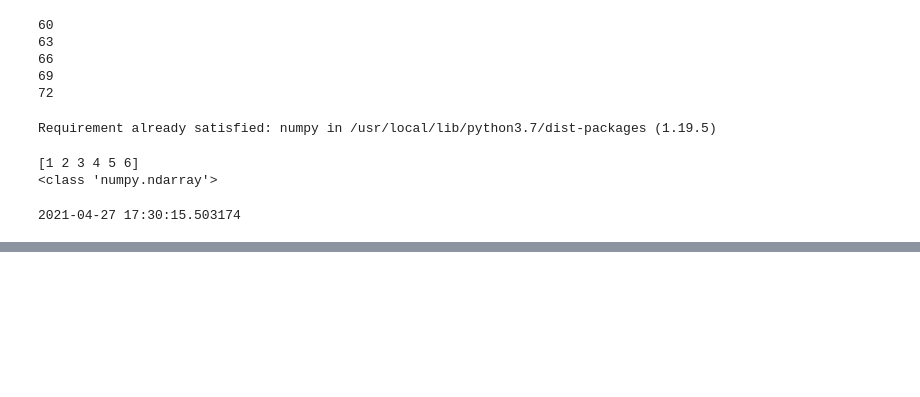
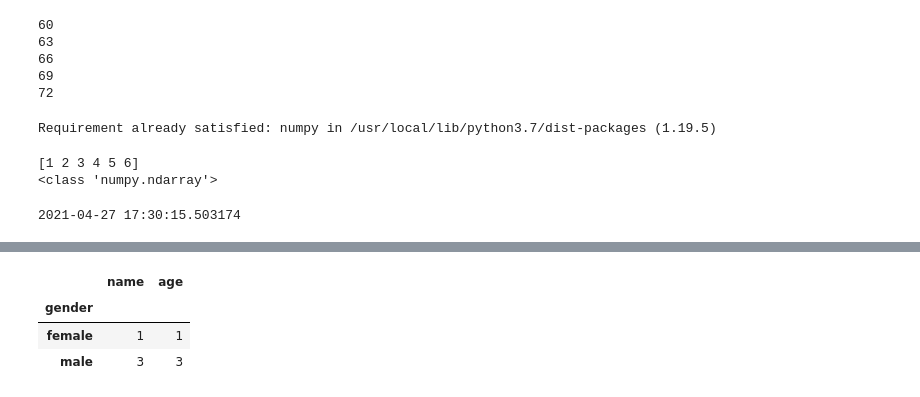
Before and after one commit to sumitpurandare/python_essentials, a Jupyter notebook: Coding_Exercise.ipynb, the cells around one changed output, grey strips where cells are left out. Saved outputs shown, nothing was run; the diff lists cells and outputs as text; code cells hidden in the pictures; blank space fills up the shorter version.

```diff
--- a/Coding_Exercise.ipynb
+++ b/Coding_Exercise.ipynb
@@ -1016,0 +1025,14 @@ print(current_time)
+# %%
+import pandas as pd
+
+df = pd.DataFrame({
+                   "name": ["Alice","Bob","Charlie","Douglas"],
+                   "gender": ["female","male","male","male"],
+                   "age": [20,23,44,34]
+                   })
+df.groupby(by="gender").count()
+# %% [output]
+|  | name | age |
+| gender |  |  |
+| female | 1 | 1 |
+| male | 3 | 3 |
```
Also changed, not shown: parts of 2 cells of this notebook.
